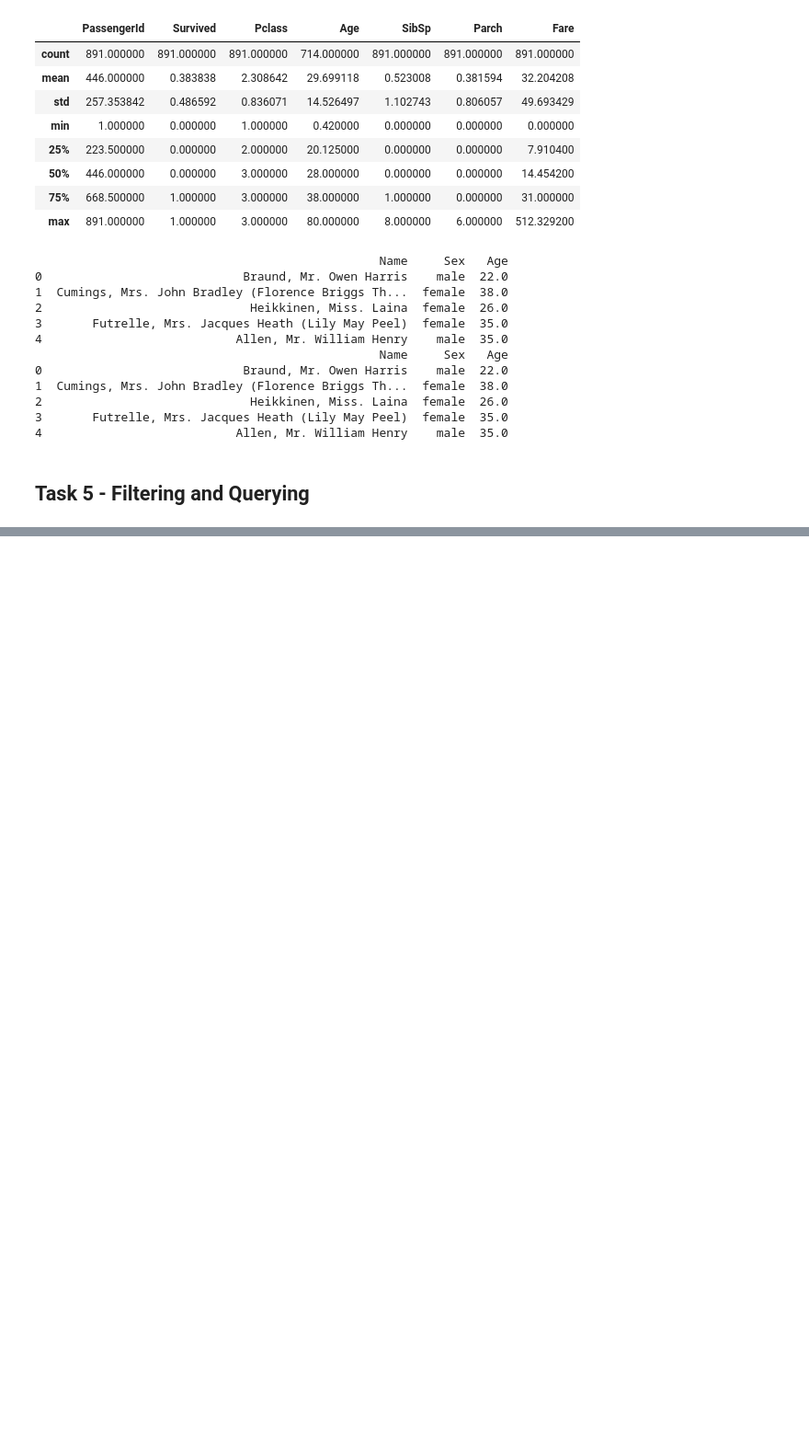
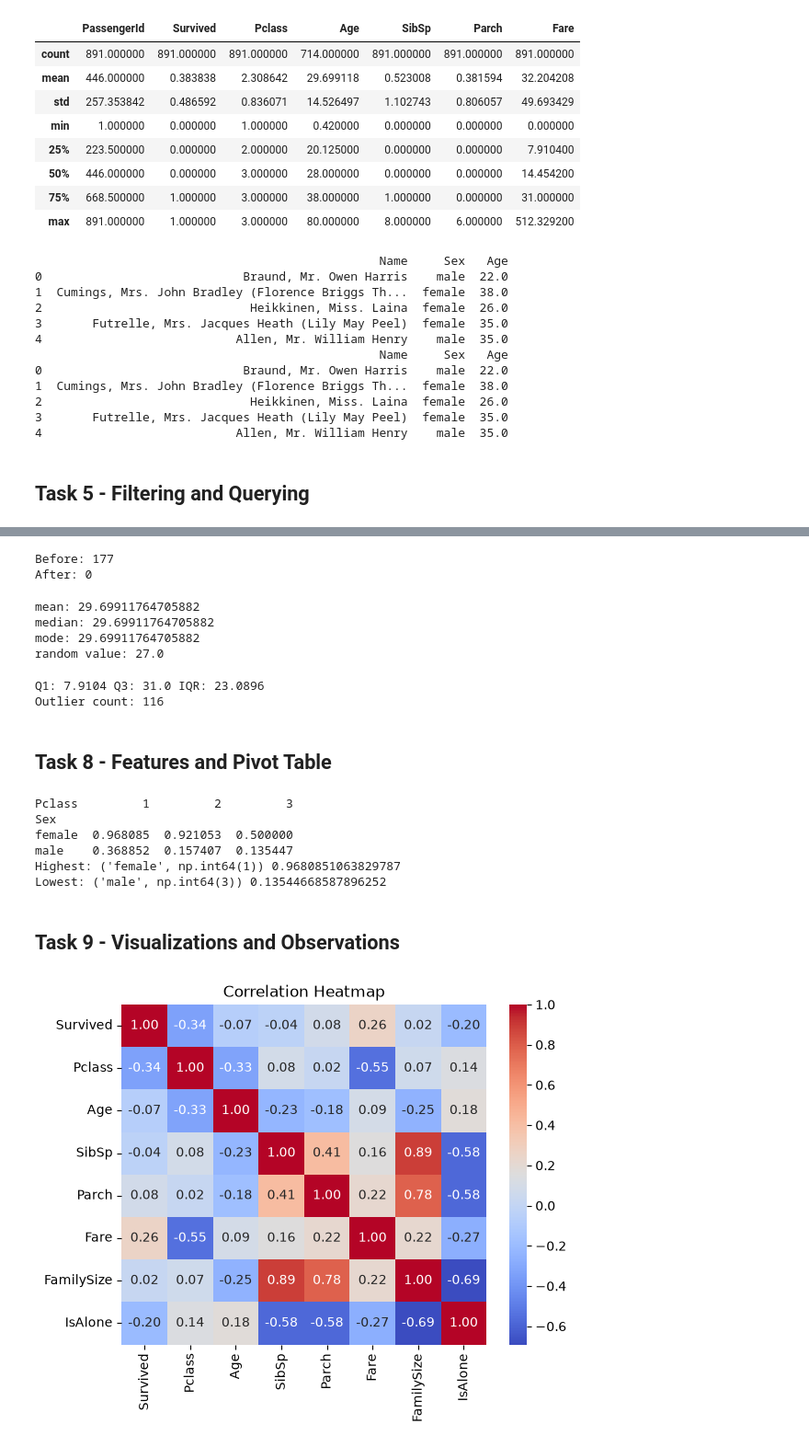
Before and after one commit to lakshitapagaria31/202618052_LakshitaPagaria_DS605, a Jupyter notebook: 202618052_Lab_2/202618052_Lab_2.ipynb, the cells around one changed output, grey strips where cells are left out. Shown at 92% size. Cells and saved outputs as stored; diff of their text form; code cells hidden in the pictures; blank space fills up the shorter version.

```diff
--- a/202618052_Lab_2/202618052_Lab_2.ipynb
+++ b/202618052_Lab_2/202618052_Lab_2.ipynb
@@ -276,0 +400,77 @@ print(iloc_example)
+# %%
+## Fill missing Age values with the mean Age. Show missing counts before and after.
+
+print("Before:", df["Age"].isnull().sum())
+df["Age"] = df["Age"].fillna(df["Age"].mean())
+print("After:", df["Age"].isnull().sum())
+# %% [output]
+Before: 177
+After: 0
+# %%
+## Try to fill NaN values by imputing using: mean, median, mode, random value
+
+mean_val = df["Age"].mean()
+median_val = df["Age"].median()
+mode_val = df["Age"].mode()[0]
+random_val = np.random.choice(df["Age"].dropna())
+
+print("mean:", mean_val)
+print("median:", median_val)
+print("mode:", mode_val)
+print("random value:", random_val)
+# %% [output]
+mean: 29.69911764705882
+median: 29.69911764705882
+mode: 29.69911764705882
+random value: 27.0
+# %%
+## For Fare, calculate Q1, Q3, IQR, 1.5xIQR bounds, and count the outliers.
+
+Q1 = df["Fare"].quantile(0.25)
+Q3 = df["Fare"].quantile(0.75)
+IQR = Q3 - Q1
+lower_bound = Q1 - 1.5 * IQR
+upper_bound = Q3 + 1.5 * IQR
+
+outliers = df[(df["Fare"] < lower_bound) | (df["Fare"] > upper_bound)]
+print("Q1:", Q1, "Q3:", Q3, "IQR:", IQR)
+print("Outlier count:", len(outliers))
+# %% [output]
+Q1: 7.9104 Q3: 31.0 IQR: 23.0896
+Outlier count: 116
+# %% [markdown]
+## Task 8 - Features and Pivot Table
+# %%
+## Create FamilySize = SibSp + Parch + 1 and IsAlone = 1 when FamilySize = 1.
+
+df["FamilySize"] = df["SibSp"] + df["Parch"] + 1
+df["IsAlone"] = (df["FamilySize"] == 1).astype(int)
+# %%
+## Create a pivot table: rows=Sex, columns=Pclass, values=mean Survived. Find the highest and lowest groups.
+
+pivot_survival = pd.pivot_table(df, index="Sex", columns="Pclass", values="Survived", aggfunc="mean")
+print(pivot_survival)
+
+stacked = pivot_survival.stack()
+print("Highest:", stacked.idxmax(), stacked.max())
+print("Lowest:", stacked.idxmin(), stacked.min())
+# %% [output]
+Pclass         1         2         3
+Sex
+female  0.968085  0.921053  0.500000
+male    0.368852  0.157407  0.135447
+Highest: ('female', np.int64(1)) 0.9680851063829787
+Lowest: ('male', np.int64(3)) 0.13544668587896252
+# %% [markdown]
+## Task 9 - Visualizations and Observations
+# %%
+## Plot a correlation heatmap for relevant numerical columns. Note the strongest positive and negative relationships.
+
+numerical_cols = ["Survived", "Pclass", "Age", "SibSp", "Parch", "Fare", "FamilySize", "IsAlone"]
+corr_matrix = df[numerical_cols].corr()
+
+sns.heatmap(corr_matrix, annot=True, fmt=".2f", cmap="coolwarm")
+plt.title("Correlation Heatmap")
+plt.show()
+# %% [output]
+[figure, added]
```
Also changed, not shown: parts of 17 cells of this notebook, 1 other file.
